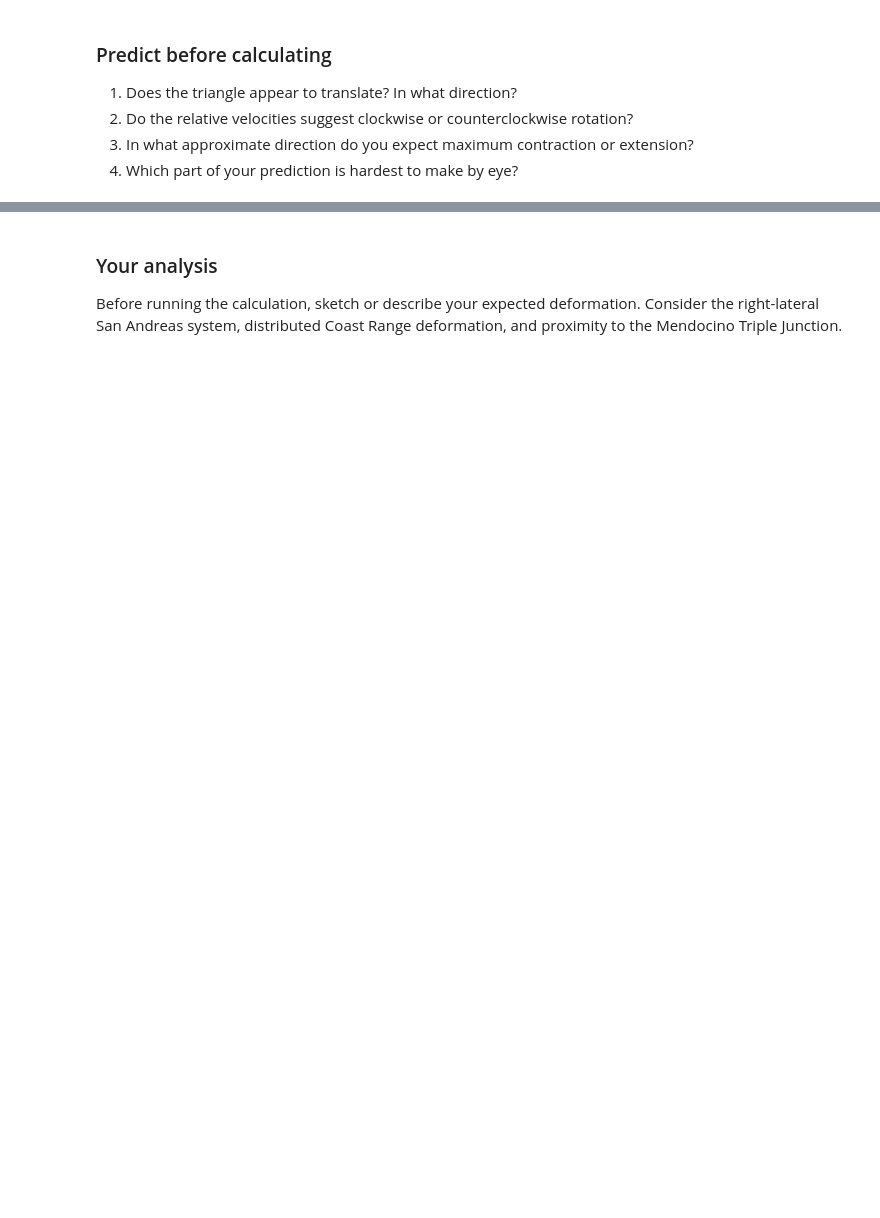
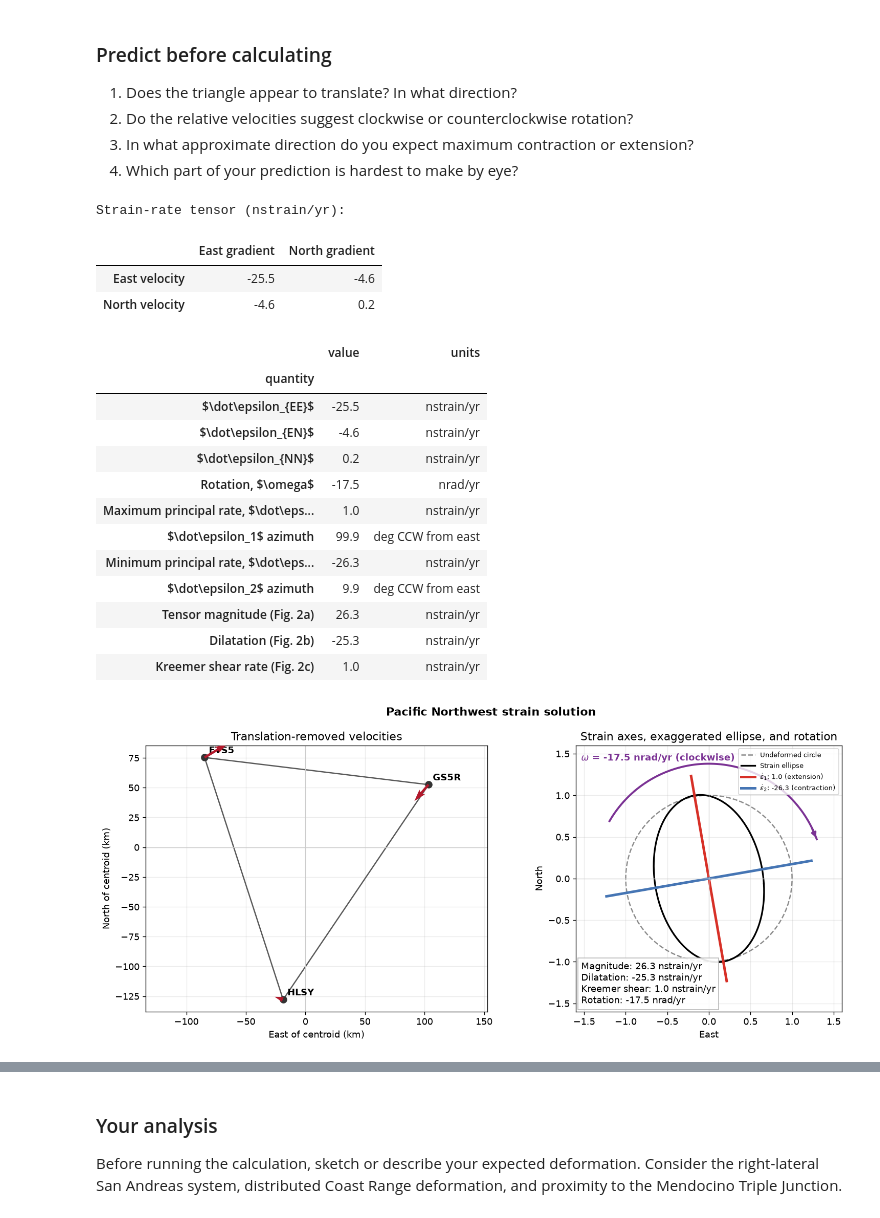
Before and after one commit to amtseismo/EPS166, a Jupyter notebook: notebooks/03_gnss_strain.ipynb, the cells around one changed output, grey strips where cells are left out. Saved outputs shown, nothing was run; the diff lists cells and outputs as text; code cells hidden in the pictures; blank space fills up the shorter version.

```diff
--- a/notebooks/03_gnss_strain.ipynb
+++ b/notebooks/03_gnss_strain.ipynb
@@ -179,0 +59,10 @@ display(velocity.head())
+# %%
+DATA_URL = (
+    "https://github.com/amtseismo/EPS166/"
+    "raw/main/datasets/Kreemer_GPS_table.txt"
+)
+
+velocity = pd.read_csv(DATA_URL, sep=r"\s+")
+
+print(f"Stations: {len(velocity):,}")
+display(velocity.head())
@@ -437,2 +747,35 @@ plot_relative_velocities(pnw, pnw_result, "Translation removal reveals rotation
+# %%
+pnw_result = fit_horizontal_strain(
+    pnw,
+    VELOCITY_SCALE_TO_M_PER_YR,
+)
+
+print("Strain-rate tensor (nstrain/yr):")
+display(strain_tensor_table(pnw_result))
+display(strain_summary_table(pnw_result))
+plot_strain_solution(
+    pnw,
+    pnw_result,
+    "Pacific Northwest strain solution",
+)
+# %% [output]
+Strain-rate tensor (nstrain/yr):
+|  | East gradient | North gradient |
+| East velocity | -25.5 | -4.6 |
+| North velocity | -4.6 | 0.2 |
+|  | value | units |
+| quantity |  |  |
+| $\dot\epsilon_{EE}$ | -25.5 | nstrain/yr |
+| $\dot\epsilon_{EN}$ | -4.6 | nstrain/yr |
+| $\dot\epsilon_{NN}$ | 0.2 | nstrain/yr |
+| Rotation, $\omega$ | -17.5 | nrad/yr |
+| Maximum principal rate, $\dot\eps... | 1.0 | nstrain/yr |
+| $\dot\epsilon_1$ azimuth | 99.9 | deg CCW from east |
+| Minimum principal rate, $\dot\eps... | -26.3 | nstrain/yr |
+| $\dot\epsilon_2$ azimuth | 9.9 | deg CCW from east |
+| Tensor magnitude (Fig. 2a) | 26.3 | nstrain/yr |
+| Dilatation (Fig. 2b) | -25.3 | nstrain/yr |
+| Kreemer shear rate (Fig. 2c) | 1.0 | nstrain/yr |
+[figure, added]
 # %% [markdown]
 > ## **Interpret the PNW result:**
```
Also changed, not shown: parts of 37 cells of this notebook, 4 other files.
